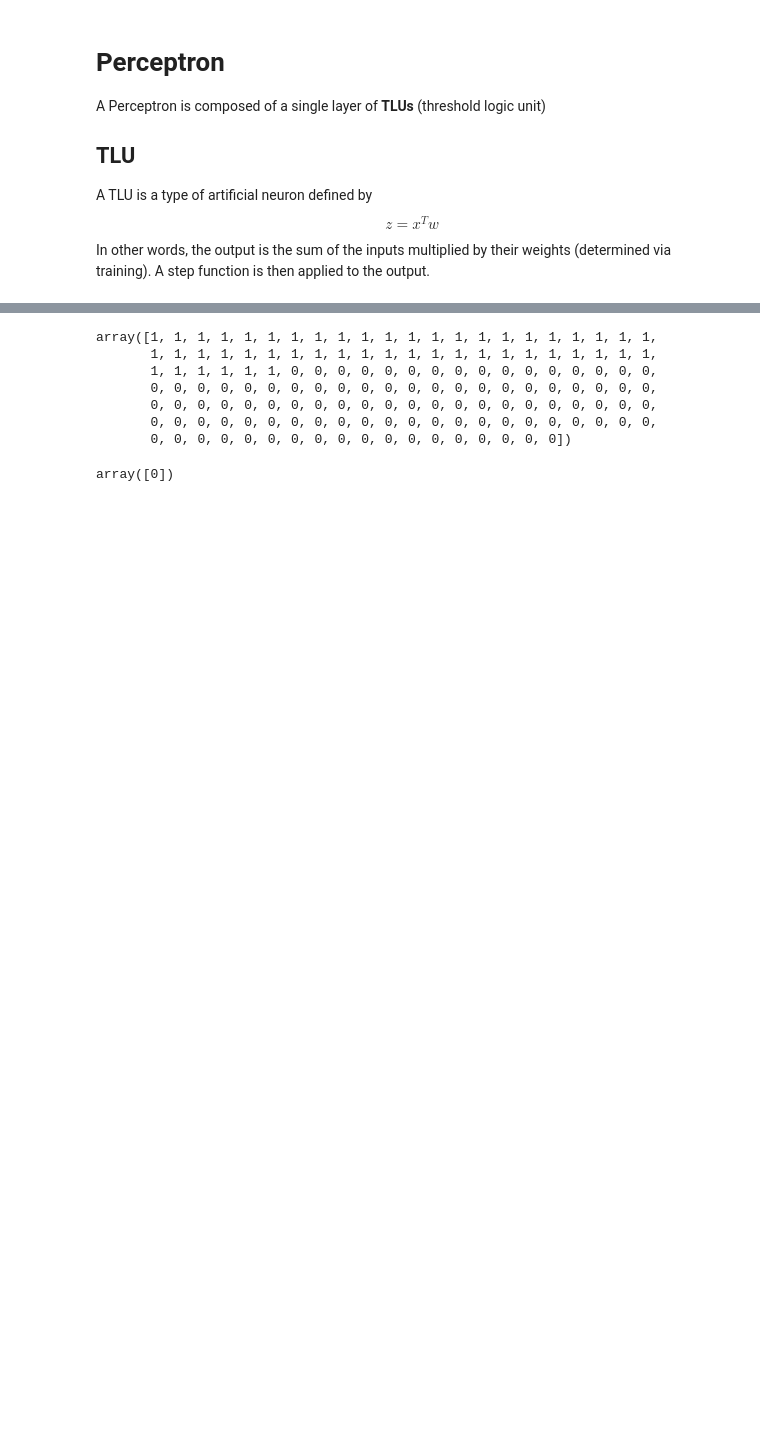
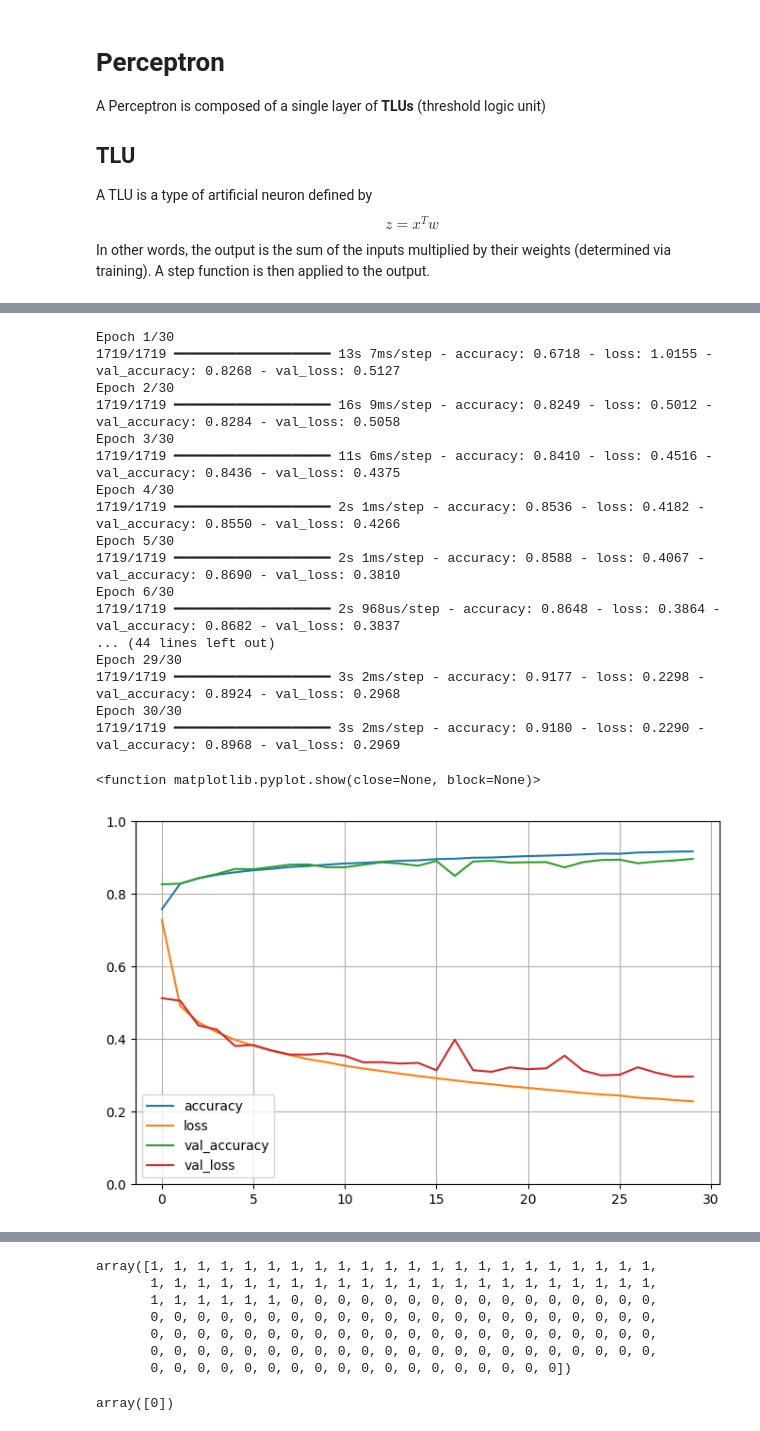
Before and after one commit to Jesusdiazrivero/handson-ml-with-python, a Jupyter notebook: chapter-10/perceptron.ipynb, the cells around one changed output, grey strips where cells are left out. Cells and saved outputs as stored; diff of their text form; code cells hidden in the pictures; blank space fills up the shorter version.

```diff
--- a/chapter-10/perceptron.ipynb
+++ b/chapter-10/perceptron.ipynb
@@ -13,0 +98,14 @@ A step function is then applied to the output.
+# %%
+fashion_mnist = keras.datasets.fashion_mnist
+class_names = ["T-shirt/top", "Trouser", "Pullover", "Dress", "Coat", "Sandal", "Shirt", "Sneaker", "Bag", "Ankle boot"]
+(X_train_full, y_train_full), (X_test, y_test) = fashion_mnist.load_data()
+# %%
+# Scale values down to 0-1 range for use in Gradient Descent
+
+X_validation = X_train_full[:5000]/255.0
+X_train = X_train_full[5000:]/255.0
+y_validation = y_train_full[:5000]
+y_train = y_train_full[5000:]
+X_test = X_test/255.0
+
+class_names[y_train[0]]
@@ -13,0 +114,9 @@ A step function is then applied to the output.
+# %%
+model = keras.models.Sequential()
+# Preprocessing layer to convert matrix to array
+model.add(keras.layers.Flatten(input_shape=[28, 28]))
+model.add(keras.layers.Dense(300, activation="relu"))
+model.add(keras.layers.Dense(100, activation="relu"))
+model.add(keras.layers.Dense(10, activation="softmax"))
+
+model.summary()
@@ -13,0 +139,31 @@ A step function is then applied to the output.
+# %%
+model.compile(loss="sparse_categorical_crossentropy",
+              optimizer="sgd",
+              metrics=["accuracy"])
+# %%
+history = model.fit(X_train, y_train, epochs=30, validation_data=(X_validation, y_validation))
+
+pd.DataFrame(history.history).plot(figsize=(8,5))
+plt.grid(True)
+plt.gca().set_ylim(0,1)
+plt.show
+# %% [output]
+Epoch 1/30
+1719/1719 ━━━━━━━━━━━━━━━━━━━━ 13s 7ms/step - accuracy: 0.6718 - loss: 1.0155 - val_accuracy: 0.8268 - val_loss: 0.5127
+Epoch 2/30
+1719/1719 ━━━━━━━━━━━━━━━━━━━━ 16s 9ms/step - accuracy: 0.8249 - loss: 0.5012 - val_accuracy: 0.8284 - val_loss: 0.5058
+Epoch 3/30
+1719/1719 ━━━━━━━━━━━━━━━━━━━━ 11s 6ms/step - accuracy: 0.8410 - loss: 0.4516 - val_accuracy: 0.8436 - val_loss: 0.4375
+Epoch 4/30
+1719/1719 ━━━━━━━━━━━━━━━━━━━━ 2s 1ms/step - accuracy: 0.8536 - loss: 0.4182 - val_accuracy: 0.8550 - val_loss: 0.4266
+Epoch 5/30
+1719/1719 ━━━━━━━━━━━━━━━━━━━━ 2s 1ms/step - accuracy: 0.8588 - loss: 0.4067 - val_accuracy: 0.8690 - val_loss: 0.3810
+Epoch 6/30
+1719/1719 ━━━━━━━━━━━━━━━━━━━━ 2s 968us/step - accuracy: 0.8648 - loss: 0.3864 - val_accuracy: 0.8682 - val_loss: 0.3837
+... (44 lines left out)
+Epoch 29/30
+1719/1719 ━━━━━━━━━━━━━━━━━━━━ 3s 2ms/step - accuracy: 0.9177 - loss: 0.2298 - val_accuracy: 0.8924 - val_loss: 0.2968
+Epoch 30/30
+1719/1719 ━━━━━━━━━━━━━━━━━━━━ 3s 2ms/step - accuracy: 0.9180 - loss: 0.2290 - val_accuracy: 0.8968 - val_loss: 0.2969
+<function matplotlib.pyplot.show(close=None, block=None)>
+[figure, added]
```
Also changed, not shown: parts of 30 cells of this notebook, 4 other files.
